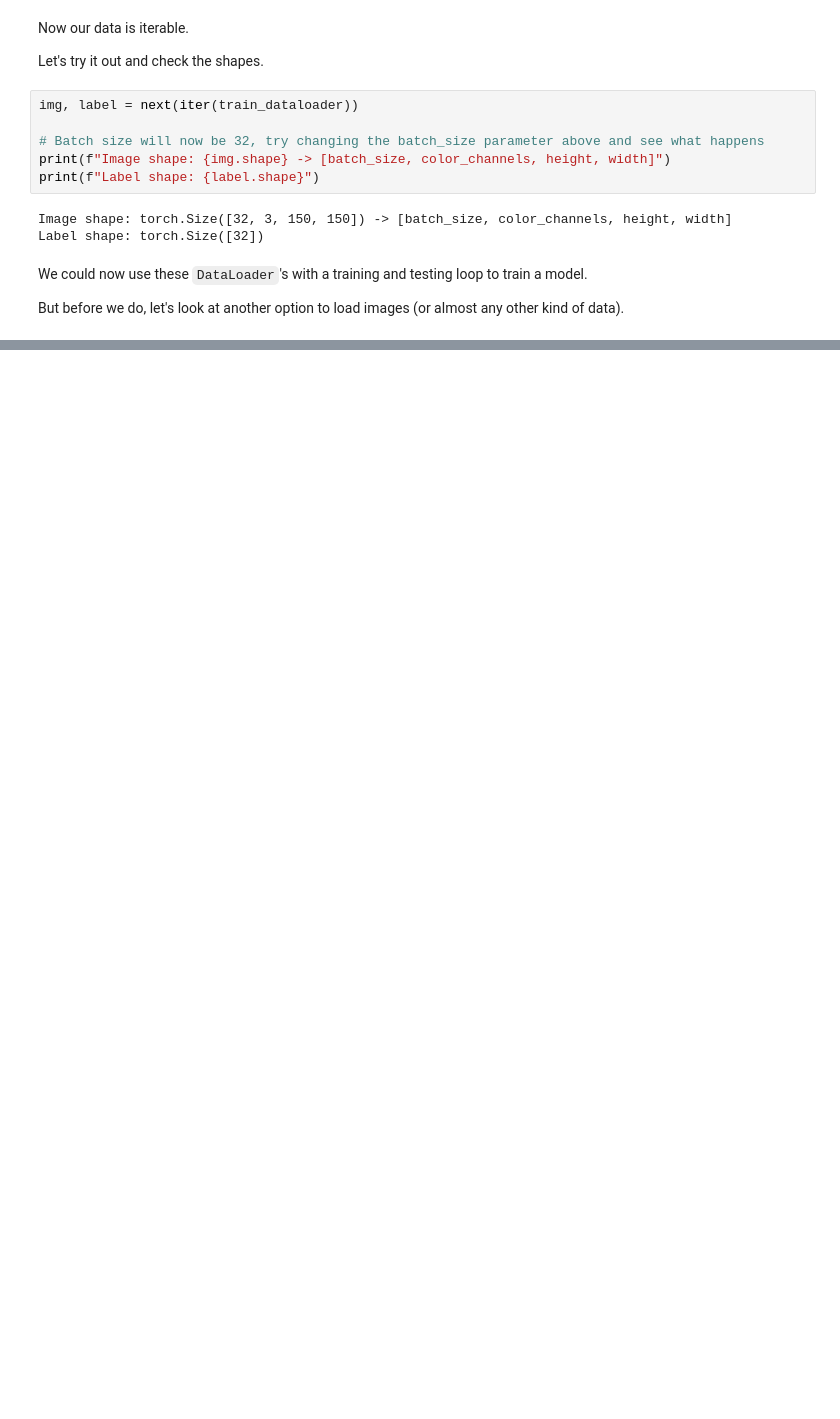
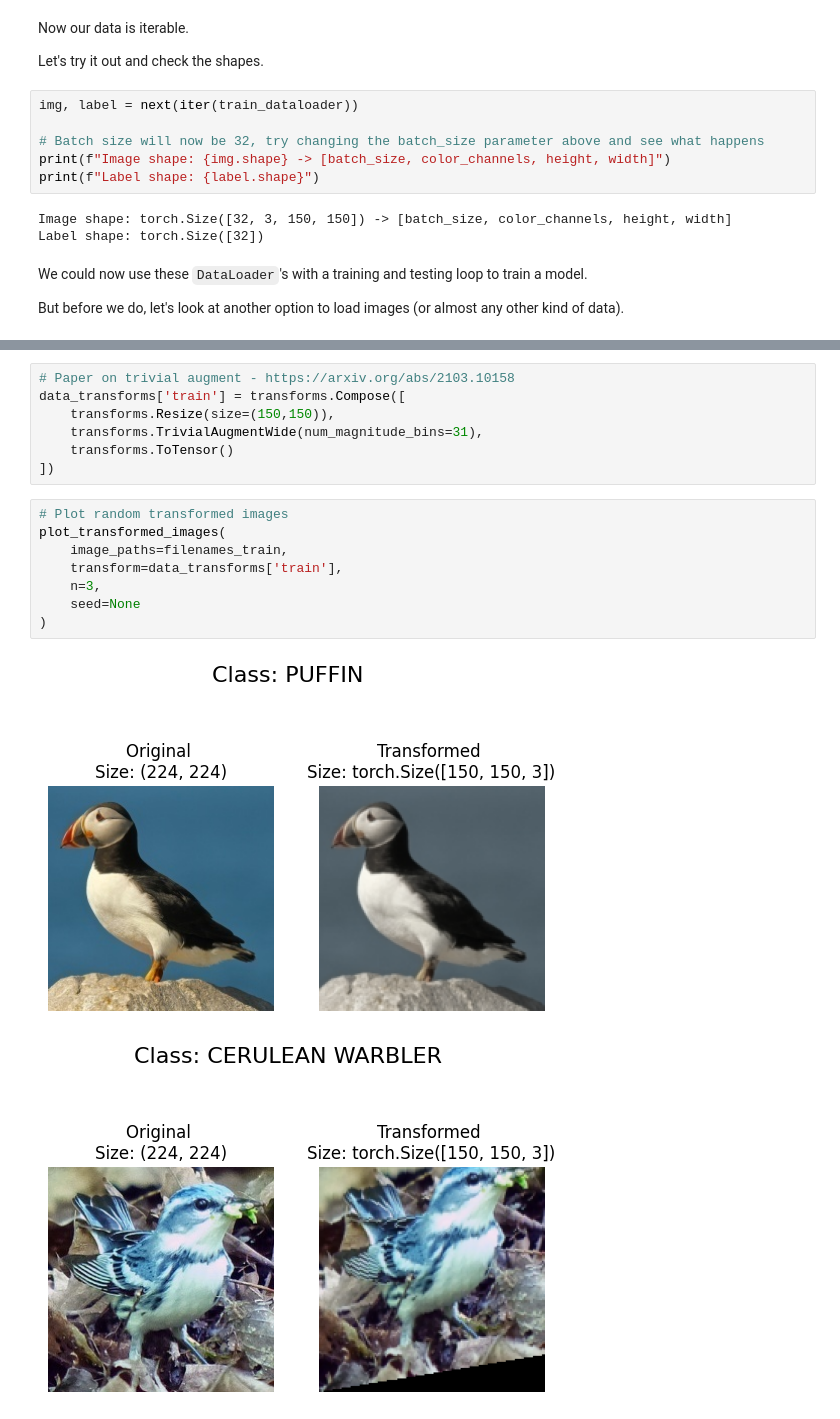
Before and after one commit to rod-rom/bird-image-classification, a Jupyter notebook: bird image classification.ipynb, the cells around one changed output, grey strips where cells are left out. Drawn from its saved outputs; the diff is of its cells as text; blank space fills up the shorter version.

```diff
--- a/bird image classification.ipynb
+++ b/bird image classification.ipynb
@@ -599,0 +631,18 @@ But before we do, let's look at another option to load images (or almost any oth
+# %%
+# Paper on trivial augment - https://arxiv.org/abs/2103.10158
+data_transforms['train'] = transforms.Compose([
+    transforms.Resize(size=(150,150)),
+    transforms.TrivialAugmentWide(num_magnitude_bins=31),
+    transforms.ToTensor()
+])
+# %%
+# Plot random transformed images
+plot_transformed_images(
+    image_paths=filenames_train,
+    transform=data_transforms['train'],
+    n=3,
+    seed=None
+)
+# %% [output]
+[figure, added]
+[figure, added]
```
Also changed, not shown: parts of 20 cells of this notebook.
